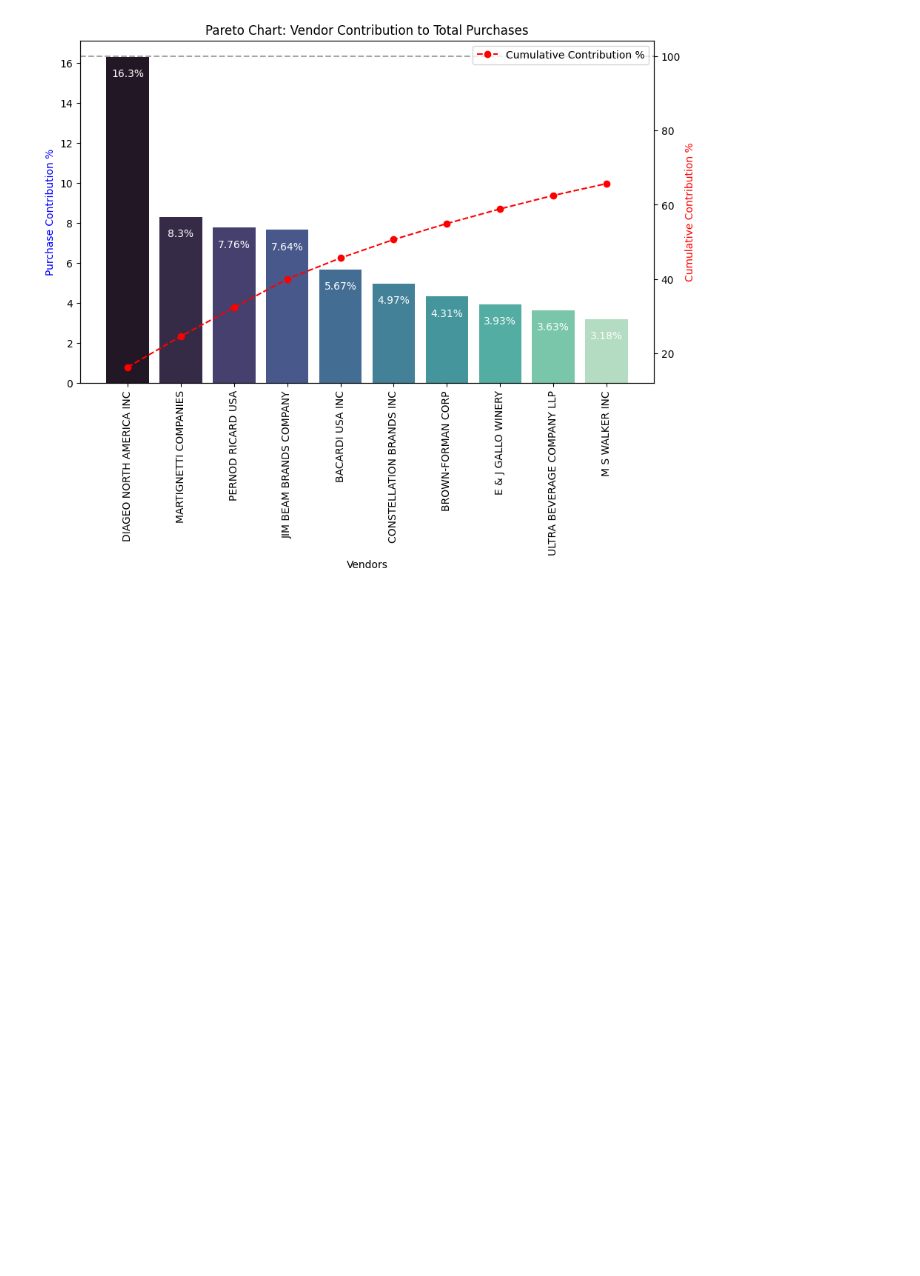
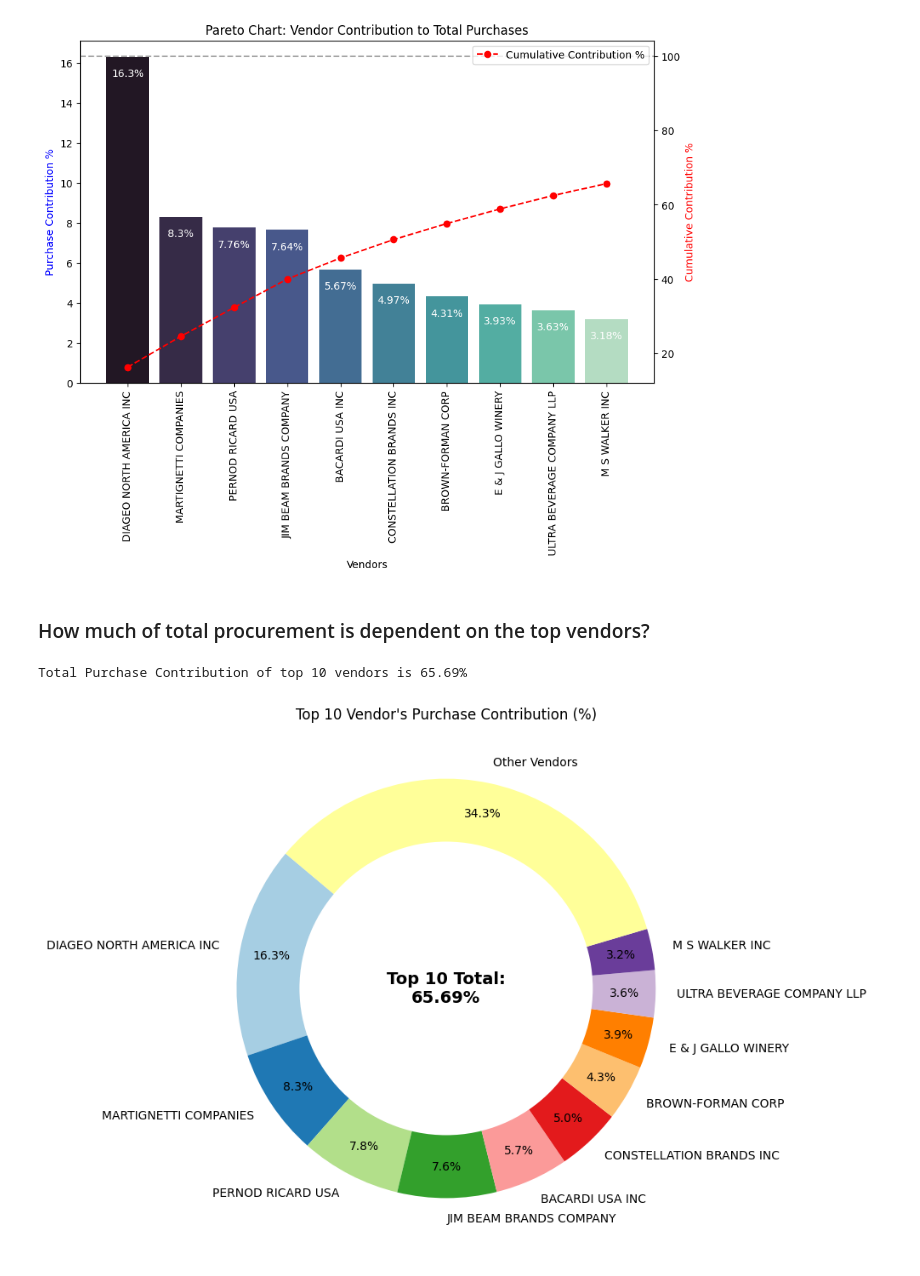
Before and after one commit to OfficialSahil548k/Vendor_sales_Analysis, a Jupyter notebook: Vendor Performance Analysis.ipynb, the cells around one changed output. Drawn from its saved outputs; the diff is of its cells as text; code cells hidden in the pictures; blank space fills up the shorter version.

```diff
--- a/Vendor Performance Analysis.ipynb
+++ b/Vendor Performance Analysis.ipynb
@@ -411,3 +411,35 @@ ax2.legend(loc='upper right')
 plt.show()
 # %% [output]
 [figure]
+# %% [markdown]
+### How much of total procurement is dependent on the top vendors?
+# %%
+print(f"Total Purchase Contribution of top 10 vendors is {round(top_vendors['PurchaseContribution%'].sum(),2)}%")
+# %% [output]
+Total Purchase Contribution of top 10 vendors is 65.69%
+# %%
+vendors = list(top_vendors['VendorName'].values)
+purchaseContributions = list(top_vendors['PurchaseContribution%'].values)
+totalContribution = sum(purchaseContributions)
+remainingContribution = 100 - totalContribution
+
+# Append "Other Vendors" category
+vendors.append("Other Vendors")
+purchaseContributions.append(remainingContribution)
+
+# Donut Chart
+fig, ax = plt.subplots(figsize=(8, 8))
+wedges, texts, autotexts = ax.pie(purchaseContributions, labels=vendors, autopct='%1.1f%%',
+                                  startangle=140, pctdistance=0.85, colors=plt.cm.Paired.colors)
+
+# Draw a white circle in the center to create a "donut" effect
+centre_circle = plt.Circle((0, 0), 0.70, fc='white')
+fig.gca().add_artist(centre_circle)
+
+# Add Total Contribution annotation in the center
+plt.text(0, 0, f"Top 10 Total:\n{totalContribution:.2f}%", fontsize=14, fontweight='bold', ha='center', va='center')
+
+plt.title("Top 10 Vendor's Purchase Contribution (%)")
+plt.show()
+# %% [output]
+[figure, added]
```
Also changed, not shown: parts of 22 cells of this notebook.
